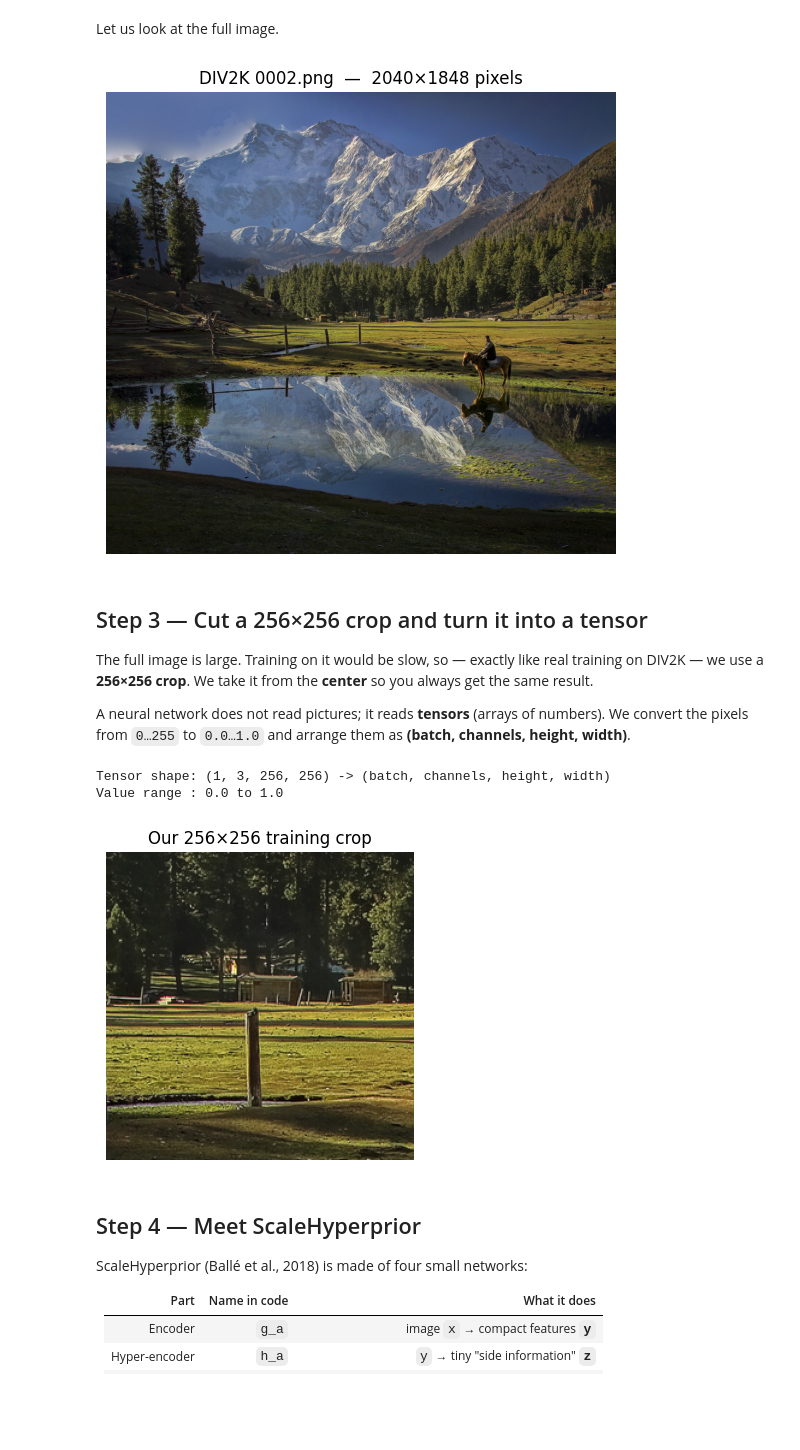
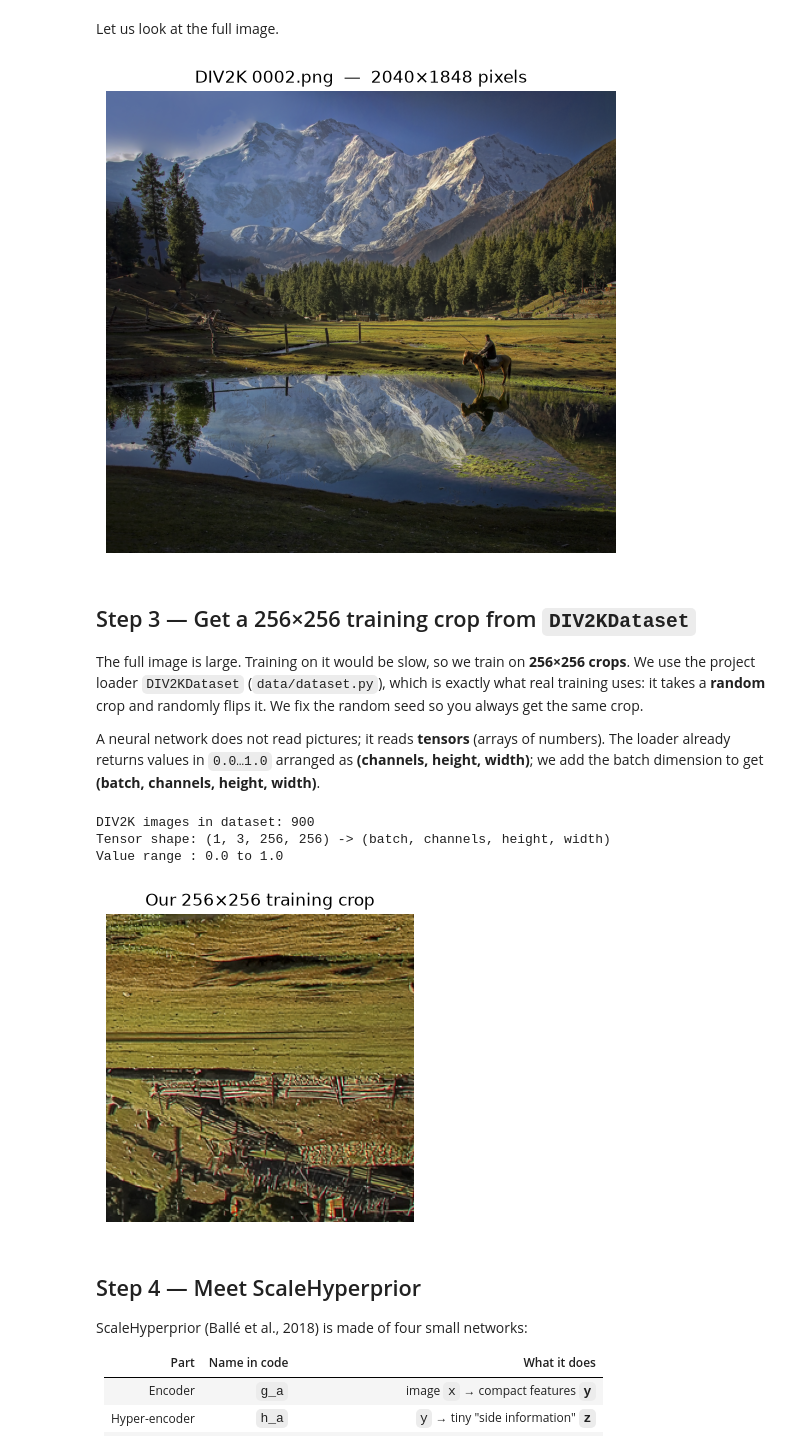
Before and after one commit to MohamedAbdelAzeem/Digial_Image_Processing_Project_CSE681, a Jupyter notebook: models/scale_hyperprior_one_training_step.ipynb, the cells around one changed output. Cells and saved outputs as stored; diff of their text form; code cells hidden in the pictures; blank space fills up the shorter version.

```diff
--- a/models/scale_hyperprior_one_training_step.ipynb
+++ b/models/scale_hyperprior_one_training_step.ipynb
@@ -91,14 +91,18 @@ The code walks up from the current folder until it finds the folder that contain
 # %%
 project_root = next(
-    (p for p in (Path.cwd(), *Path.cwd().parents) if (p / 'data').is_dir()),
+    (p for p in (Path.cwd(), *Path.cwd().parents) if (p / 'data' / 'paths.py').is_file()),
     None
 )
 if project_root is None:
-    raise FileNotFoundError("Could not find a parent folder containing 'data/'.")
+    raise FileNotFoundError("Could not find the project folder containing 'data/paths.py'.")
 
-image_path = project_root / 'data' / 'DIV2K' / 'DIV2K_train_HR' / '0002.png'
+sys.path.insert(0, str(project_root))
+from data.paths import DIV2K_DIR  # set DIP_DATA_ROOT to change the dataset location
+
+image_path = DIV2K_DIR / '0002.png'
 image = Image.open(image_path).convert('RGB')
 
+print('DIV2K dir :', DIV2K_DIR)
 print('File      :', image_path.name)
 print('Size (W×H):', image.size)
 print('Mode      :', image.mode)
@@ -115,36 +120,43 @@ plt.title(f'DIV2K {image_path.name}  —  {image.size[0]}×{image.size[1]} pixel
 plt.axis('off')
 plt.show()
 # %% [output]
-[figure, old version]
+[figure, new version]
 # %% [markdown]
-## Step 3 — Cut a 256×256 crop and turn it into a tensor
+## Step 3 — Get a 256×256 training crop from `DIV2KDataset`
 
-The full image is large. Training on it would be slow, so — exactly like real training on DIV2K —
-we use a **256×256 crop**. We take it from the **center** so you always get the same result.
+The full image is large. Training on it would be slow, so we train on **256×256 crops**.
+We use the project loader `DIV2KDataset` (`data/dataset.py`), which is exactly what real training uses:
+it takes a **random** crop and randomly flips it. We fix the random seed so you always get the same crop.
 
 A neural network does not read pictures; it reads **tensors** (arrays of numbers).
-We convert the pixels from `0…255` to `0.0…1.0` and arrange them as **(batch, channels, height, width)**.
+The loader already returns values in `0.0…1.0` arranged as **(channels, height, width)**;
+we add the batch dimension to get **(batch, channels, height, width)**.
 # %%
+import random
+from data.dataset import DIV2KDataset
+
 crop_size = 256
-W, H = image.size
-left, top = (W - crop_size) // 2, (H - crop_size) // 2
-crop = image.crop((left, top, left + crop_size, top + crop_size))
+dataset = DIV2KDataset(crop_size=crop_size)  # DIV2K train + valid
+print('DIV2K images in dataset:', len(dataset))
 
-pixels = np.asarray(crop, dtype=np.float32) / 255.0      # (256, 256, 3), values 0..1
-x = torch.from_numpy(pixels).permute(2, 0, 1).unsqueeze(0).to(device)
+random.seed(0)
+x = dataset[dataset.image_paths.index(image_path)].unsqueeze(0).to(device)
+crop = x[0].permute(1, 2, 0).cpu().numpy()   # (H, W, 3) copy for plotting
+
 print('Tensor shape:', tuple(x.shape), '-> (batch, channels, height, width)')
 print('Value range :', round(x.min().item(), 3), 'to', round(x.max().item(), 3))
 # %% [output]
+DIV2K images in dataset: 900
 Tensor shape: (1, 3, 256, 256) -> (batch, channels, height, width)
 Value range : 0.0 to 1.0
 # %%
 plt.figure(figsize=(4, 4))
 plt.imshow(crop)
-plt.title('Our 256×256 training crop')
+plt.title(f'Our {crop_size}×{crop_size} training crop')
 plt.axis('off')
 plt.show()
 # %% [output]
-[figure, old version]
+[figure, new version]
 # %% [markdown]
 ## Step 4 — Meet ScaleHyperprior
 
```
Also changed, not shown: parts of 11 cells of this notebook, 1 other file.
